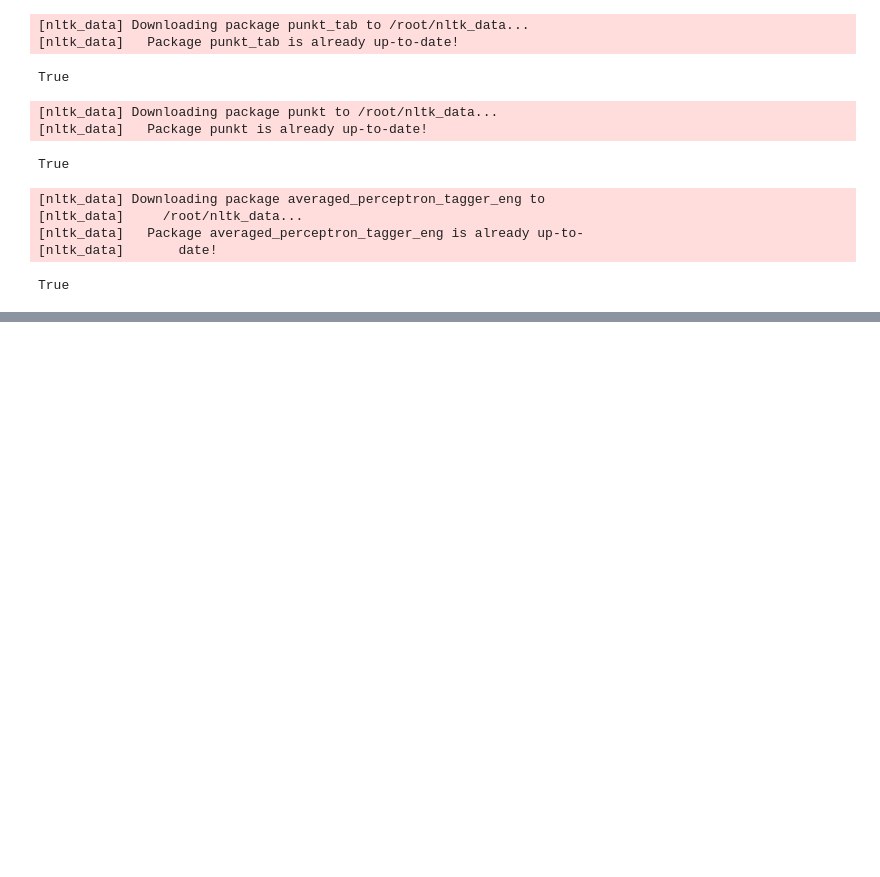
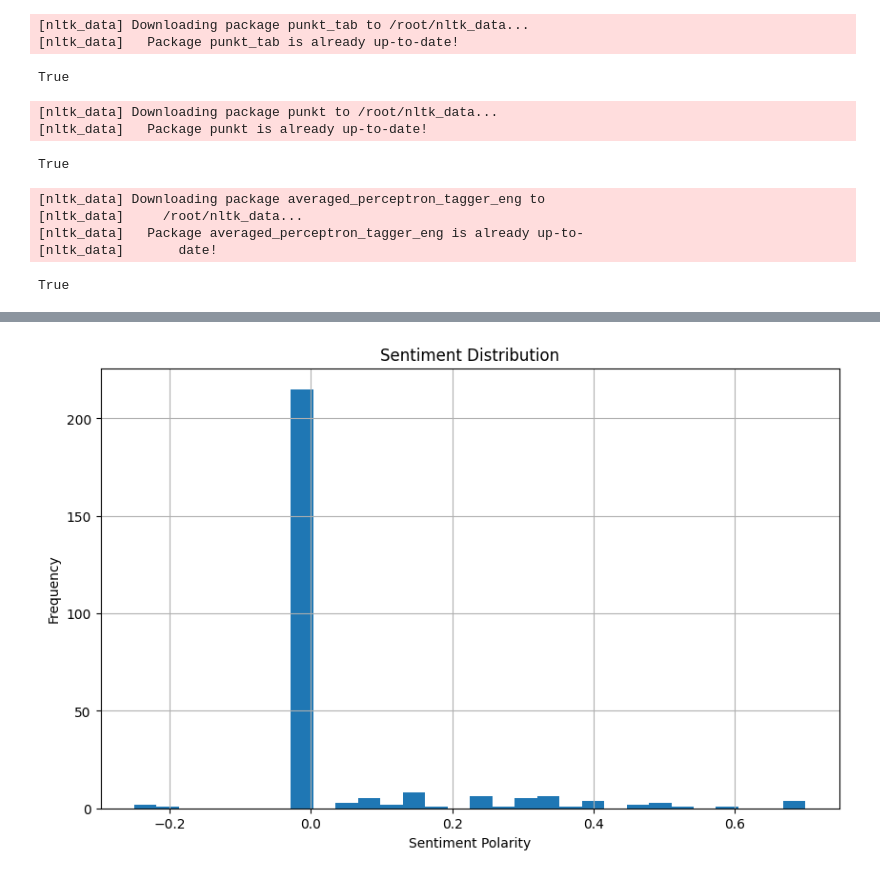
Before and after one commit to BraWler66/Event_Info_Extractor, a Jupyter notebook: Event_Info_Extractor.ipynb, the cells around one changed output, grey strips where cells are left out. Saved outputs shown, nothing was run; the diff lists cells and outputs as text; code cells hidden in the pictures; blank space fills up the shorter version.

```diff
--- a/Event_Info_Extractor.ipynb
+++ b/Event_Info_Extractor.ipynb
@@ -350,0 +139,6 @@ Text(value='Learn local history at the Historical Society Meeting on 10 march 20
+# %%
+import spacy
+import pandas as pd
+
+# Load SpaCy English model
+nlp = spacy.load("en_core_web_sm")
@@ -350,0 +187,19 @@ Text(value='Learn local history at the Historical Society Meeting on 10 march 20
+# %%
+def extract_relationships(text):
+    doc = nlp(text)
+    relationships = []
+    for token in doc:
+        if token.dep_ == 'nsubj':
+            relationships.append((token.text, token.head.text))
+    return relationships
+
+df['relationships'] = df['text'].apply(extract_relationships)
+# %%
+from textblob import TextBlob
+
+def sentiment_analysis(text):
+    analysis = TextBlob(text)
+    return analysis.sentiment.polarity
+
+df['sentiment'] = df['text'].apply(sentiment_analysis)
+print(df['sentiment'])
@@ -350,0 +224,11 @@ Text(value='Learn local history at the Historical Society Meeting on 10 march 20
+# %%
+import matplotlib.pyplot as plt
+
+plt.figure(figsize=(10, 6))
+df['sentiment'].hist(bins=30)
+plt.title('Sentiment Distribution')
+plt.xlabel('Sentiment Polarity')
+plt.ylabel('Frequency')
+plt.show()
+# %% [output]
+[figure, added]
```
Also changed, not shown: parts of 26 cells of this notebook.
